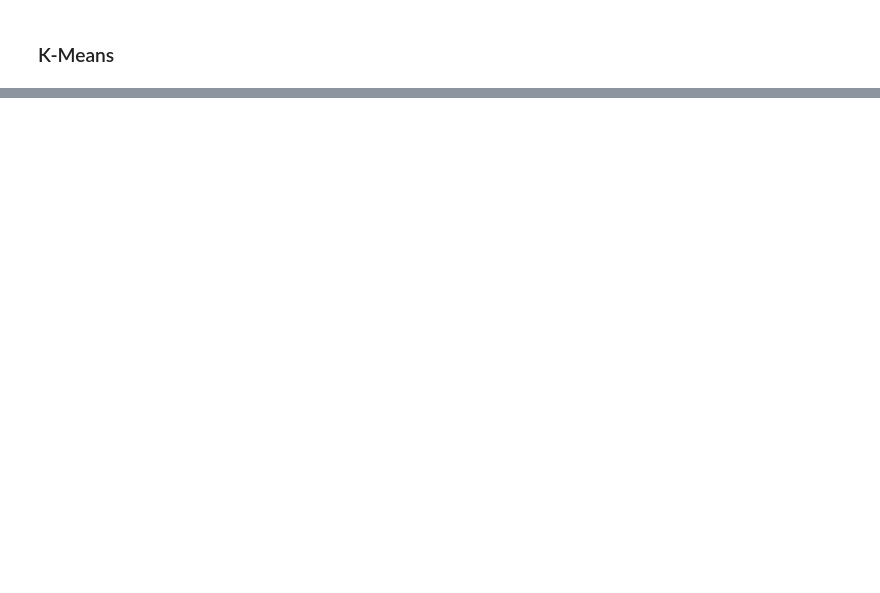
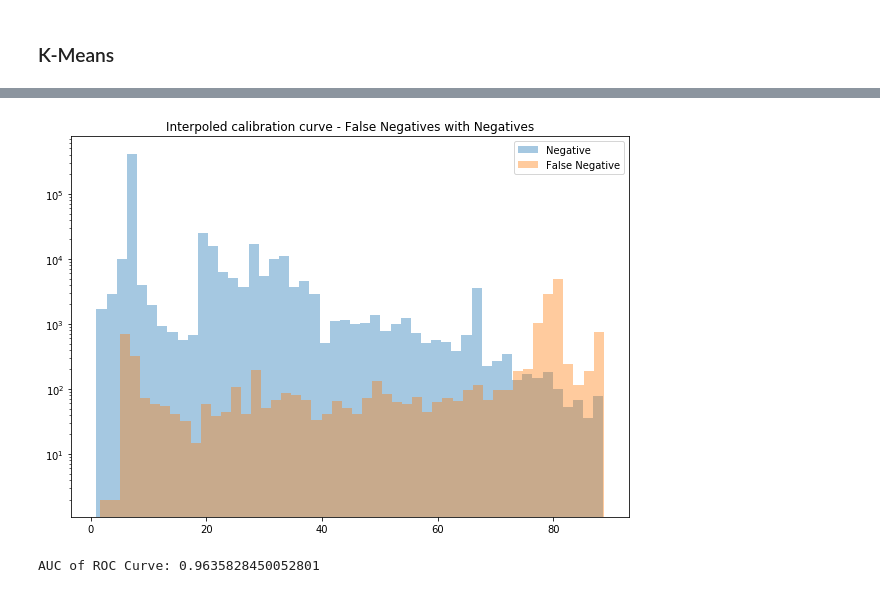
Before and after one commit to theclanks/machine_learning, a Jupyter notebook: Sec1 - Credit Card Fraud Detection.ipynb, the cells around one changed output, grey strips where cells are left out. Saved outputs shown, nothing was run; the diff lists cells and outputs as text; code cells hidden in the pictures; blank space fills up the shorter version.

```diff
--- a/Sec1 - Credit Card Fraud Detection.ipynb
+++ b/Sec1 - Credit Card Fraud Detection.ipynb
@@ -536,0 +615,10 @@ print(metrics.accuracy_score(x_test.isFraud, preds))
+# %%
+f, ax = plt.subplots(figsize=(10, 7))
+ax.set( yscale="log")
+plt.title("Interpoled calibration curve - False Negatives with Negatives")
+sns.distplot(df_trans[(df_trans.isFraud == False) & (df_trans.fraud == False)  & (df_trans.score > 0)].score.values, kde=False, ax=ax, label="Negative")
+sns.distplot(df_trans[(df_trans.isFraud == True) & (df_trans.fraud == False)  & (df_trans.score > 0)].score.values,  kde=False, ax=ax, label="False Negative")
+plt.legend(loc='best')
+plt.show()
+# %% [output]
+[figure, added]
@@ -536,0 +629,5 @@ print(metrics.accuracy_score(x_test.isFraud, preds))
+# %%
+roc_auc = roc_auc_score(df_trans.isFraud, df_trans.score)
+print("AUC of ROC Curve:", roc_auc)
+# %% [output]
+AUC of ROC Curve: 0.9635828450052801
```
Also changed, not shown: parts of 44 cells of this notebook.
